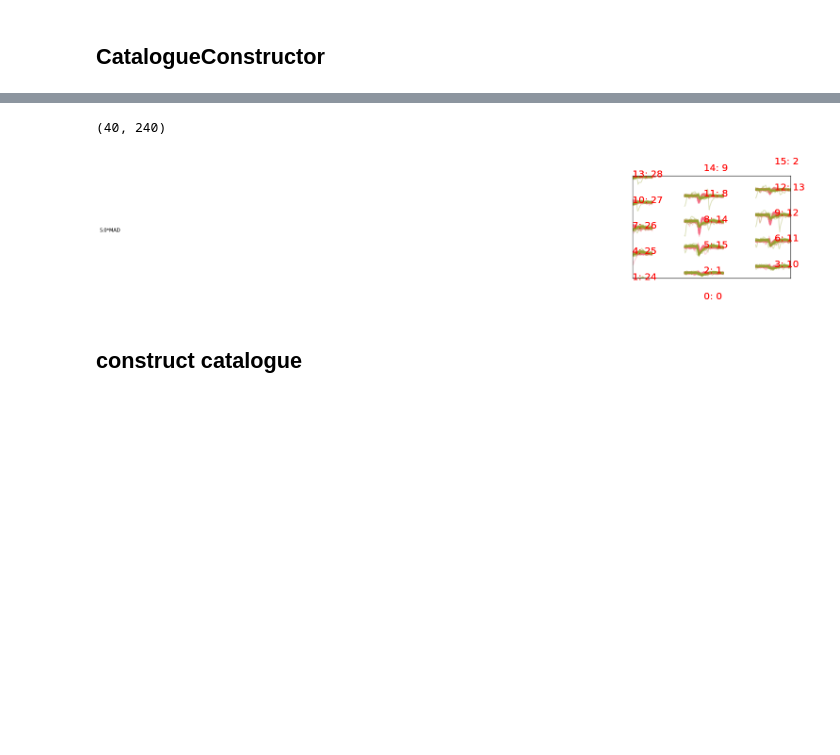
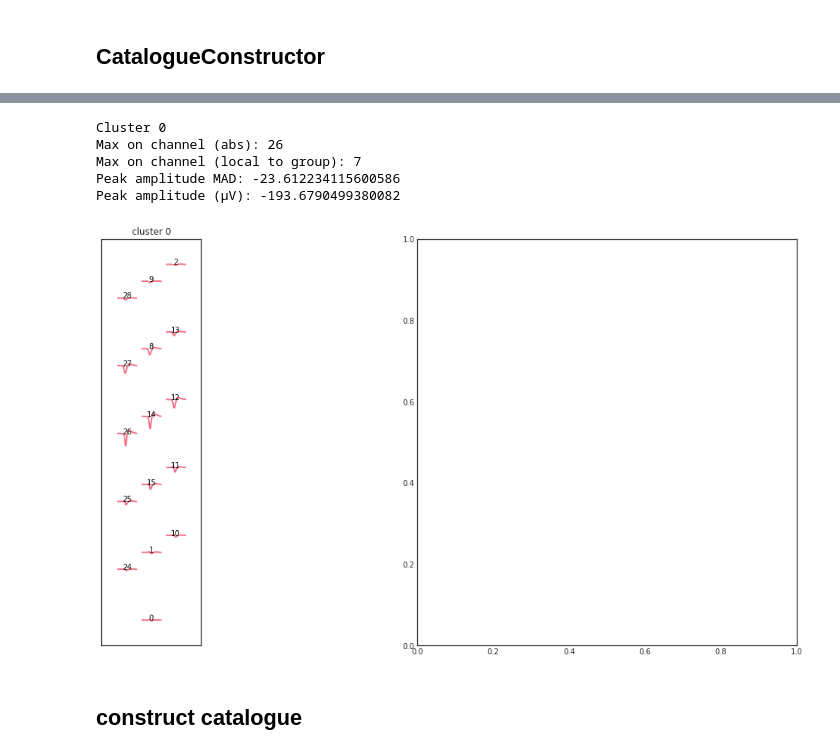
Before and after one commit to tridesclous/tridesclous_examples, a Jupyter notebook: kampfflab_polytrode_impedance/kampfflab_polytrode_impedance.ipynb, the cells around one changed output, grey strips where cells are left out. Saved outputs shown, nothing was run; the diff lists cells and outputs as text; code cells hidden in the pictures; blank space fills up the shorter version.

```diff
--- a/kampfflab_polytrode_impedance/kampfflab_polytrode_impedance.ipynb
+++ b/kampfflab_polytrode_impedance/kampfflab_polytrode_impedance.ipynb
@@ -93,10 +93,12 @@ channel_groups = {
 workdir = '/media/samuel/dataspikesorting/DataSpikeSortingHD2/kampff/polytrode Impedance/'
 filename = workdir + 'amplifier2017-02-02T17_18_46/amplifier2017-02-02T17_18_46.bin'
 # %%
-#%matplotlib inline
-%matplotlib qt5
+%matplotlib inline
+# %matplotlib qt5
 import numpy as np
 import matplotlib.pyplot as plt
+plt.rcParams['figure.figsize'] = (20.0, 10.0)
+
 import tridesclous as tdc
 from tridesclous import DataIO, CatalogueConstructor, Peeler
 import os, shutil
@@ -107,12 +109,16 @@ dirname = workdir + 'tdc_amplifier2017-02-02T17_18_46'
 
 if os.path.exists(dirname):
     #remove is already exists
+    # dangerous zone
     shutil.rmtree(dirname)
 
 dataio = DataIO(dirname=dirname)
 
 # feed DataIO with one file
-dataio.set_data_source(type='RawData', filenames=[filename], sample_rate=20000., dtype='uint16', total_channel=32)
+dataio.set_data_source(type='RawData', filenames=[filename],
+                    sample_rate=20000., dtype='uint16', total_channel=32,
+                    bit_to_microVolt=0.195)
+
 print(dataio)
 
 # set the probe file
@@ -146,11 +163,12 @@ print(cc)
-# %%
-fig, ax = plt.subplots()
-tdc.plot_waveforms(cc, labels=[0,], ratioY=1,deltaX=5, ax=ax, show_amplitude=True)
-ax.set_xlim(0,40)
-ax.set_ylim(40, 240)
-# %% [output]
-(40, 240)
-[figure, removed]
+# %%
+tdc.summary_clusters(cc, label=0)
+# %% [output]
+Cluster 0
+Max on channel (abs): 26
+Max on channel (local to group): 7
+Peak amplitude MAD: -23.612234115600586
+Peak amplitude (µV): -193.6790499380082
+[figure, added]
 # %%
 # TODO histwaveforms
 # plot_waveforms witj microvolts
```
Also changed, not shown: parts of 2 cells of this notebook, 1 other file.
